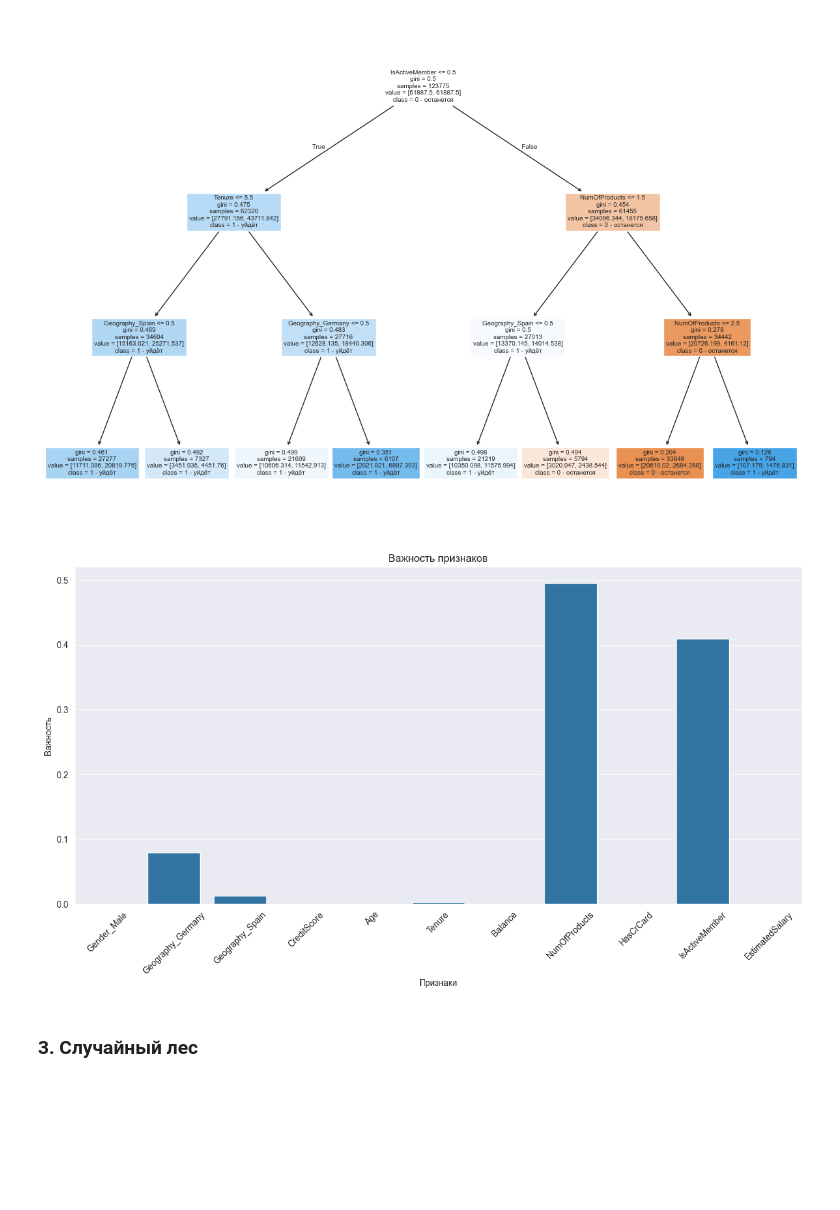
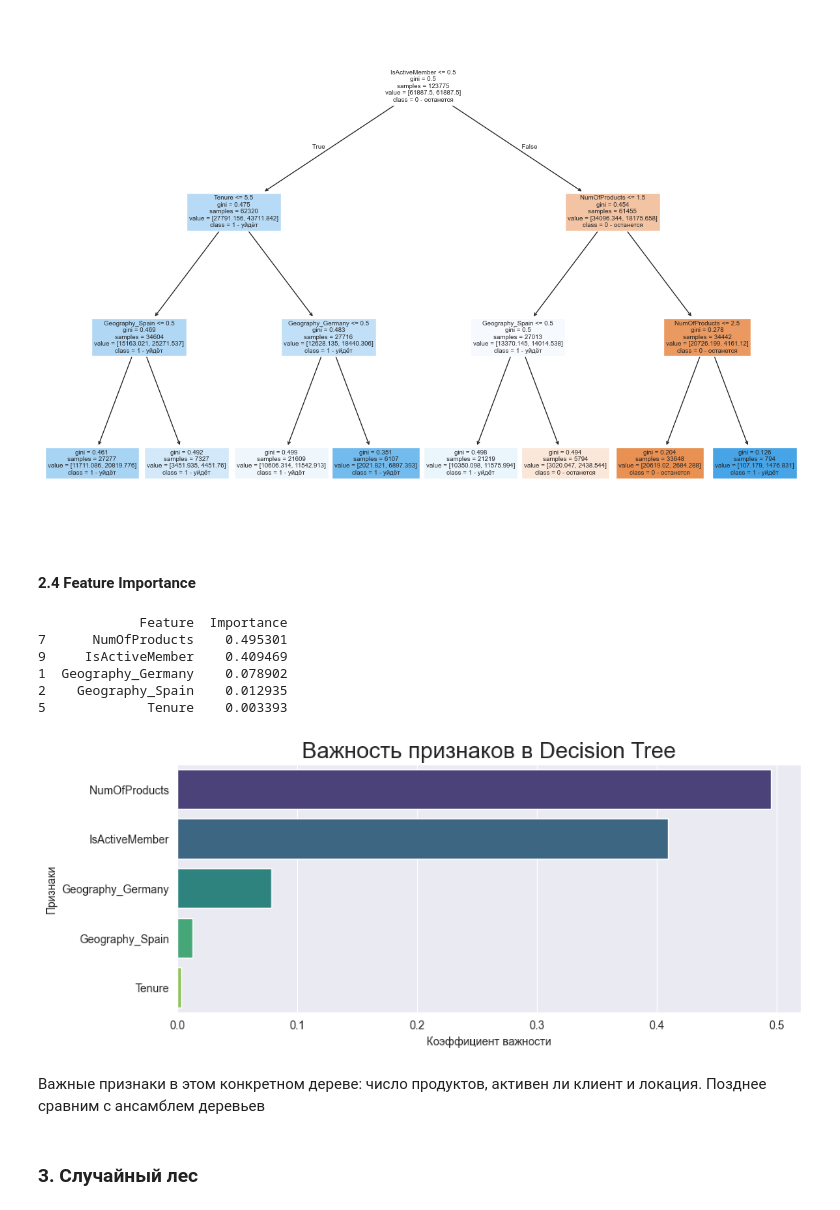
Before and after one commit to LinkiChmu/Bank_customer_churn_prediction, a Jupyter notebook: src/model/baseline.ipynb, the cells around one changed output. Drawn from its saved outputs; the diff is of its cells as text; code cells hidden in the pictures; blank space fills up the shorter version.

```diff
--- a/src/model/baseline.ipynb
+++ b/src/model/baseline.ipynb
@@ -77,10 +161,10 @@ preprocessor = ColumnTransformer(
 #### 1.2 Пайплайн обучения модели с учетом дисбаланса классов
 # %%
 print(f"Баланс классов: {y.value_counts(normalize=True)}")
-# для честной оценки модели: не устраняет дисбаланс, а сохраняет его пропорцию в каждом фолде
+
 skf = StratifiedKFold(n_splits=4, shuffle=True, random_state=RANDOM_STATE)
 
-pipeline = Pipeline([
+pipeline_lr = Pipeline([
     ('preprocessor', preprocessor),
     ('clf', LogisticRegression(max_iter=1000,
                                random_state=RANDOM_STATE,
@@ -207,0 +258,9 @@ print(grid.best_params_)
+# %%
+best_params = grid.best_params_
+print(best_params)
+best_model = pipeline_lr.set_params(**best_params)
+
+start_refit = time.perf_counter()
+best_model.fit(X_train, y_train)
+time_lr = round((time.perf_counter() - start_refit), 2)
+print(f"Время обучения модели: {time_lr} сек")
@@ -453,9 +485,9 @@ pipeline = Pipeline([
     ('preprocessor', tree_preproc),
     ('clf', dtc)])
 param_grid = {
-    'clf__max_depth': range(2, 9),
-    'clf__min_samples_split': [2, 5, 10, 15],
-    'clf__min_samples_leaf': range(1, 11),
+    'clf__max_depth': range(2, 8),
+    'clf__min_samples_split': [2, 5, 10],
+    'clf__min_samples_leaf': range(1, 5),
     'clf__max_features': ['sqrt', 'log2'],
     'clf__class_weight': ['balanced', {0: 1, 1: 4}],
 }
@@ -598,6 +653,6 @@ PR-AUC (test): 0.3573
 # %%
-tree_optuna = pipeline.named_steps['clf']
-feature_names = pipeline.named_steps['preprocessor'].get_feature_names_out()
+tree_optuna = pipeline_dt.named_steps['clf']
+feature_names = pipeline_dt.named_steps['preprocessor'].get_feature_names_out()
 plt.figure(figsize=(15, 10))
 plot_tree(
     tree_optuna,
@@ -608,17 +663,33 @@ plot_tree(
 plt.show()
 # %% [output]
 [figure]
+# %% [markdown]
+#### 2.4 Feature Importance
 # %%
-feature_importances = tree_optuna.feature_importances_
-plt.figure(figsize=(15, 7))
-# Строим столбчатую диаграмму
-sns.barplot(x=feature_names, y=feature_importances)
-plt.title('Важность признаков')
-plt.xlabel('Признаки')
-plt.ylabel('Важность')
-plt.xticks(rotation=45)
+importances = tree_optuna.feature_importances_
+
+feat_imp_df = pd.DataFrame({
+    'Feature': feature_names,
+    'Importance': importances
+}).sort_values(by='Importance', ascending=False).head(5)
+
+print(feat_imp_df)
+
+plt.figure(figsize=(10, 4))
+sns.barplot(data=feat_imp_df, x='Importance', y='Feature', hue='Feature', palette='viridis', legend=False)
+plt.title('Важность признаков в Decision Tree', fontsize=20)
+plt.xlabel('Коэффициент важности')
+plt.ylabel('Признаки')
 plt.show()
 # %% [output]
+             Feature  Importance
+7      NumOfProducts    0.495301
+9     IsActiveMember    0.409469
+1  Geography_Germany    0.078902
+2    Geography_Spain    0.012935
+5             Tenure    0.003393
-[figure, old version]
+[figure, new version]
-# %% [markdown]
-### 3. Случайный лес
+# %% [markdown]
+Важные признаки в этом конкретном дереве: число продуктов, активен ли клиент и локация. Позднее сравним с ансамблем деревьев
+# %% [markdown]
+### 3. Случайный лес
```
Also changed, not shown: parts of 69 cells of this notebook, 1 other file.
